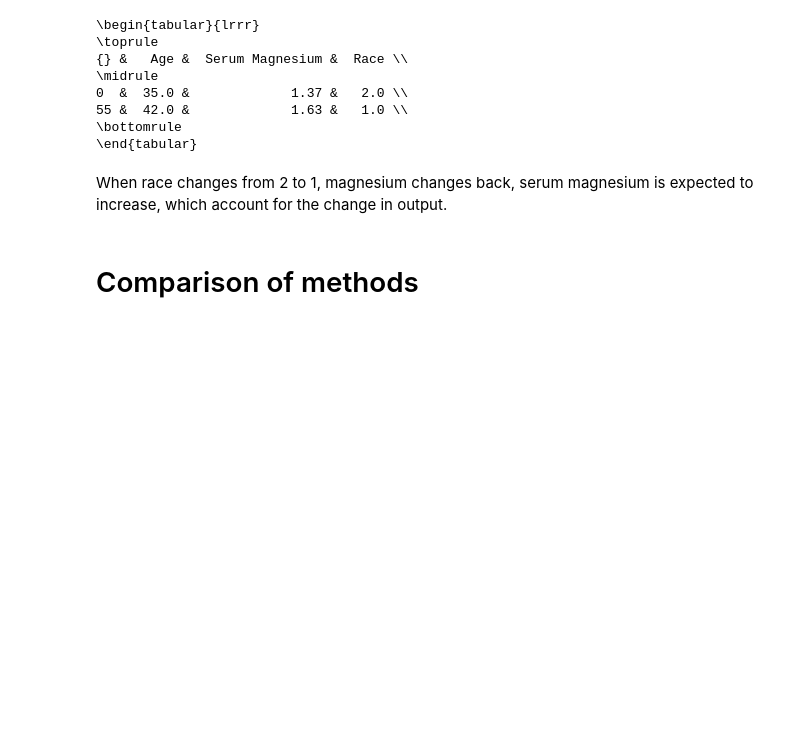
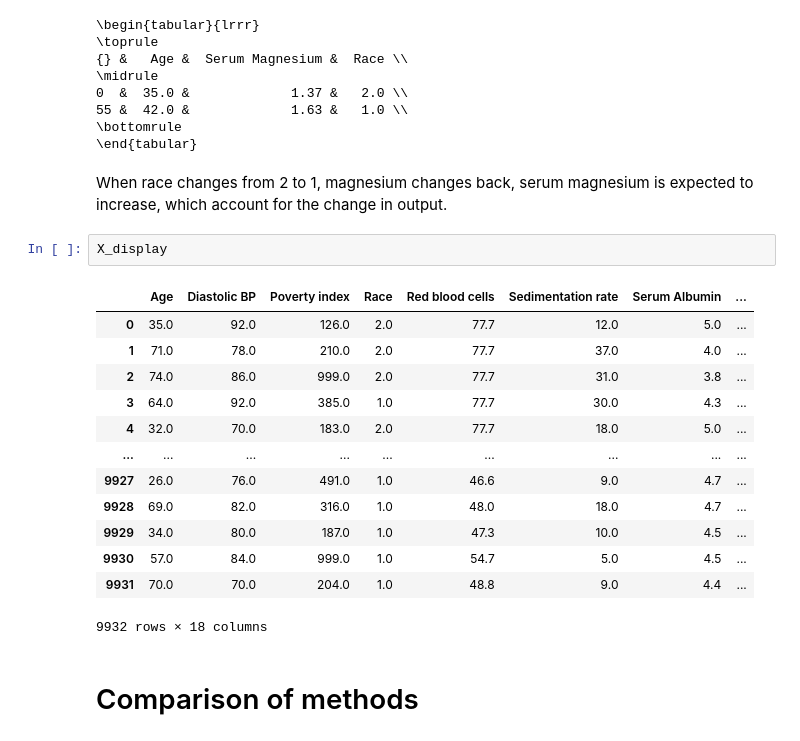
Before and after one commit to nathanwang000/Shapley-Flow, a Jupyter notebook: notebooks/NHANES1_survival.ipynb, the cells around one changed output. Cells and saved outputs as stored; diff of their text form; blank space fills up the shorter version.

```diff
--- a/notebooks/NHANES1_survival.ipynb
+++ b/notebooks/NHANES1_survival.ipynb
@@ -459,6 +489,22 @@ print(X.iloc[[0, sample_ind]].loc[:, ['Age', 'Serum Magnesium', 'Race']].to_late
 \end{tabular}
 # %% [markdown]
 When race changes from 2 to 1, magnesium changes back, serum magnesium is expected to increase, which account for the change in output.
+# %%
+X_display
+# %% [output]
+|  | Age | Diastolic BP | Poverty index | Race | Red blood cells | Sedimentation rate | Serum Albumin | ... |
+| 0 | 35.0 | 92.0 | 126.0 | 2.0 | 77.7 | 12.0 | 5.0 | ... |
+| 1 | 71.0 | 78.0 | 210.0 | 2.0 | 77.7 | 37.0 | 4.0 | ... |
+| 2 | 74.0 | 86.0 | 999.0 | 2.0 | 77.7 | 31.0 | 3.8 | ... |
+| 3 | 64.0 | 92.0 | 385.0 | 1.0 | 77.7 | 30.0 | 4.3 | ... |
+| 4 | 32.0 | 70.0 | 183.0 | 2.0 | 77.7 | 18.0 | 5.0 | ... |
+| ... | ... | ... | ... | ... | ... | ... | ... | ... |
+| 9927 | 26.0 | 76.0 | 491.0 | 1.0 | 46.6 | 9.0 | 4.7 | ... |
+| 9928 | 69.0 | 82.0 | 316.0 | 1.0 | 48.0 | 18.0 | 4.7 | ... |
+| 9929 | 34.0 | 80.0 | 187.0 | 1.0 | 47.3 | 10.0 | 4.5 | ... |
+| 9930 | 57.0 | 84.0 | 999.0 | 1.0 | 54.7 | 5.0 | 4.5 | ... |
+| 9931 | 70.0 | 70.0 | 204.0 | 1.0 | 48.8 | 9.0 | 4.4 | ... |
+9932 rows × 18 columns
 # %% [markdown]
 # Comparison of methods
 # %%
```
Also changed, not shown: parts of 10 cells of this notebook, 3 other files.
